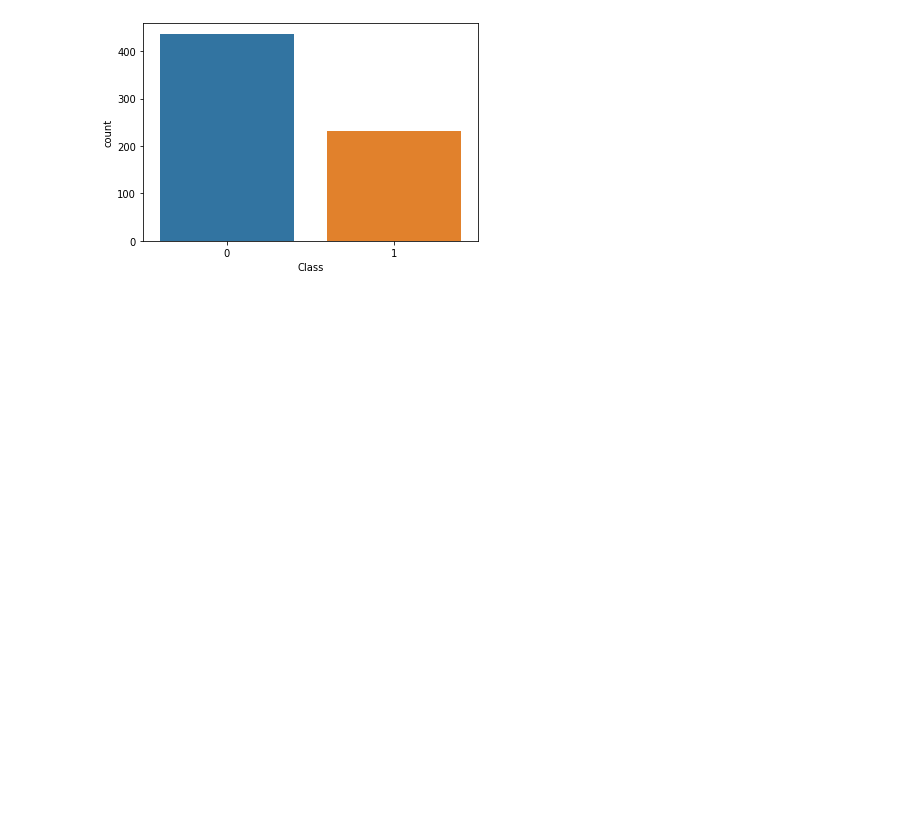
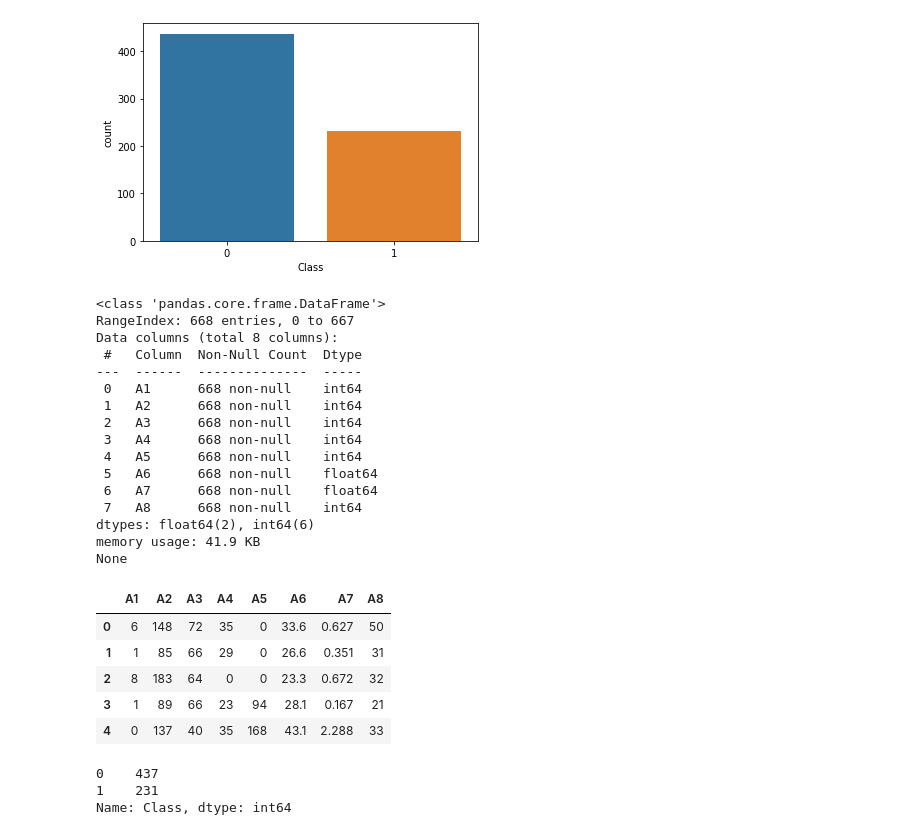
Before and after one commit to YazCodes/diabetes-prediction-DL, a Jupyter notebook: diabetesprediction.ipynb, the cells around one changed output. Drawn from its saved outputs; the diff is of its cells as text; code cells hidden in the pictures; blank space fills up the shorter version.

```diff
--- a/diabetesprediction.ipynb
+++ b/diabetesprediction.ipynb
@@ -74,0 +73,45 @@ sns.countplot(x=df_train['Class'])
+# %%
+#Data pre-processing
+df_train.isnull().values.any() #No missing values
+#The data has a lot of 0 values. But it is not appropriate to use data cleaning to replace the 0 values in the A5 column.
+#As the A5 column represents the amount of insulin a patient has it would be wrong of us to replace the 0 values with a mean value.
+#We don't want to alter patient records.
+
+#removing unnecessary columns
+#x is training data it contains features and models - 'Class' is something we need to PREDICT therefore we need to drop that column
+X = df_train.drop(['Id', 'Class'], axis=1) #Class is not a feature it's just a label  axis = 1 shows we are using columns
+print(X.info())
+X.head()
+# %% [output]
+<class 'pandas.core.frame.DataFrame'>
+RangeIndex: 668 entries, 0 to 667
+Data columns (total 8 columns):
+ #   Column  Non-Null Count  Dtype
+---  ------  --------------  -----
+ 0   A1      668 non-null    int64
+ 1   A2      668 non-null    int64
+ 2   A3      668 non-null    int64
+ 3   A4      668 non-null    int64
+ 4   A5      668 non-null    int64
+ 5   A6      668 non-null    float64
+ 6   A7      668 non-null    float64
+ 7   A8      668 non-null    int64
+dtypes: float64(2), int64(6)
+memory usage: 41.9 KB
+None
+|  | A1 | A2 | A3 | A4 | A5 | A6 | A7 | A8 |
+| 0 | 6 | 148 | 72 | 35 | 0 | 33.6 | 0.627 | 50 |
+| 1 | 1 | 85 | 66 | 29 | 0 | 26.6 | 0.351 | 31 |
+| 2 | 8 | 183 | 64 | 0 | 0 | 23.3 | 0.672 | 32 |
+| 3 | 1 | 89 | 66 | 23 | 94 | 28.1 | 0.167 | 21 |
+| 4 | 0 | 137 | 40 | 35 | 168 | 43.1 | 2.288 | 33 |
+# %%
+#Extracting labels and features
+
+#Extracting labels
+y= df_train['Class']
+print(y.value_counts())
+# %% [output]
+0    437
+1    231
+Name: Class, dtype: int64
```
Also changed, not shown: parts of 9 cells of this notebook.
